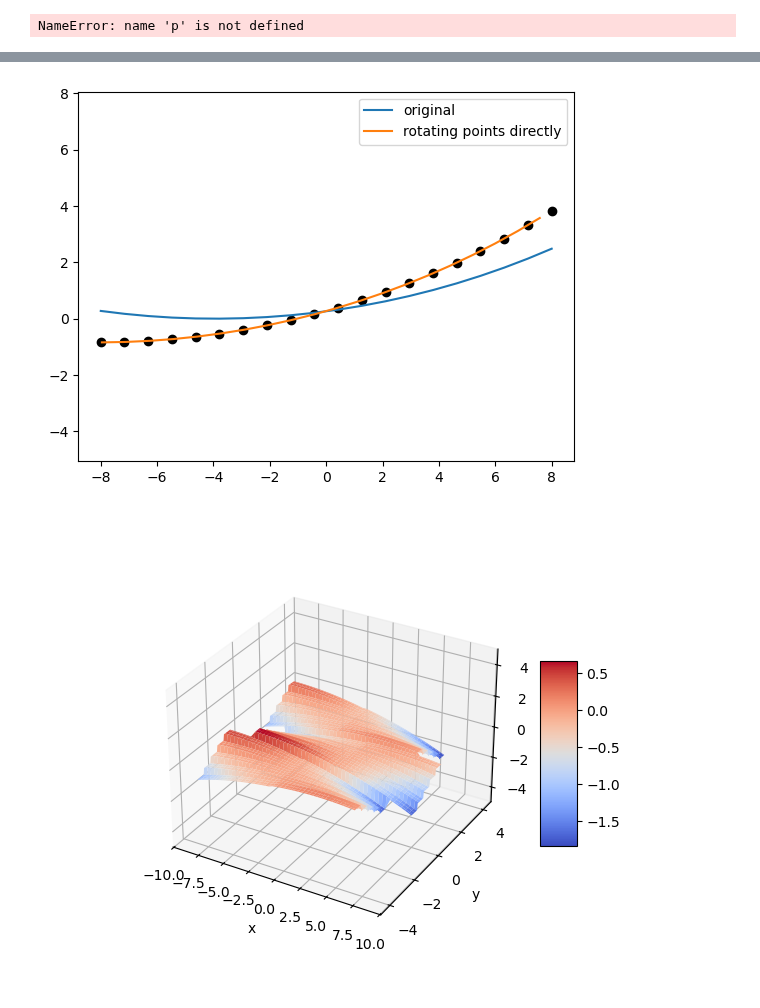
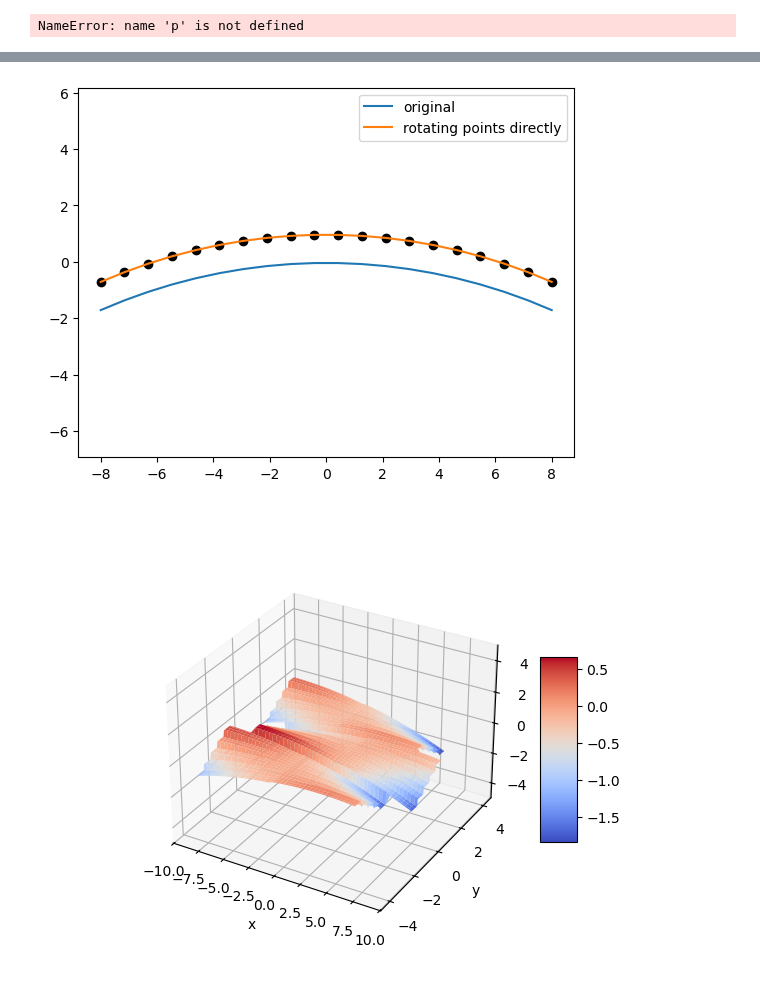
Before and after one commit to ellenle3/ifugen, a Jupyter notebook: python/surface_generator.ipynb, the cells around one changed output, grey strips where cells are left out. Cells and saved outputs as stored; diff of their text form; code cells hidden in the pictures.

```diff
--- a/python/surface_generator.ipynb
+++ b/python/surface_generator.ipynb
@@ -72,7 +72,7 @@ NameError: name 'p' is not defined
 p = ImageSlicerParams(
     custom = False,
     surface_type = 0,
-    n_each = 1,
+    n_each = 2,
     n_rows = 3,
     n_cols = 3,
     angle_mode = 0,
@@ -87,9 +87,9 @@ p = ImageSlicerParams(
     dsxy = 0,
     dsxz = 0,
     du = 0,
-    alpha_cen = 0,
-    beta_cen = 0,
-    gamma_cen = 0,
+    alpha_cen = 8,
+    beta_cen = -5,
+    gamma_cen = 3,
     zp_cen = 0,
     syx_cen = 0,
     syz_cen = 0,
@@ -98,11 +98,11 @@ p = ImageSlicerParams(
     u_cen = 0,
     dx = 10,
     dy = 4,
-    c = -1/30,
-    k = -1.2,
-    gx_width = 1,
+    c = -1/35,
+    k = 0,
+    gx_width = 0,
     gx_depth = 2,
-    gy_width = 1,
+    gy_width = 0,
     gy_depth = 1
 )
 
@@ -115,8 +115,8 @@ surf = np.zeros(len(x))
 for i,x1 in enumerate(x):
     surf[i] = make_image_slicer(x1, yt, p, custom_slice_params)
 
-xt = 5.9
-l = 0.1
+xt = 2.8
+l = -0.2
 m = 0
 n = 1
 
@@ -364,44 +389,81 @@ plt.show()
 # %%
-beta_cen= 15
-t=-8
-def conic(x,c,k,beta):
-    beta *= np.pi/180
-    x0 = np.sin(beta) / c / (1 + np.cos(beta))
+c = -1/20
+k = 0
+
+beta = 0
+alpha = 10
+gamma = 0
+zp = 1
+ytest = 3
+
+def conic(x,y,c,k,a,b):
+    b *= np.pi/180
+    a *= np.pi/180
+    x0,y0 = conic_2d_off_axis_distance(c,k,a,b)
     x += x0
-    return c*x*x / (1 + np.sqrt(1-(1+k)*c*c*x*x))
+    y += y0
+    return c*(x*x + y*y) / (1 + np.sqrt(1-(1+k)*c*c*(x*x + y*y)))
 
 N = 20
 
 # perform the rotation manually with a rotation matrix
 x1 = np.linspace(-8, 8, N)
 y1 = []
 x2 = []
 y2 = []
 #y3 = []
-trad = -t*np.pi/180
+gammarad = gamma*np.pi/180
+
+syx = 1
+syz = 1
 
 for i in range(N):
-    y1.append(conic(x1[i],c,k,beta_cen))
-    xnew = x1[i]*np.cos(trad)-y1[i]*np.sin(trad)
-    ynew = x1[i]*np.sin(trad)+y1[i]*np.cos(trad)
+    y1.append(conic(x1[i],ytest,c,k,alpha,beta))
+
+    trans = np.array(
+        [
+            [np.cos(gammarad), -np.sin(gammarad)],
+            [np.sin(gammarad), np.cos(gammarad)]
+        ]
+    )
+    xnew, ynew = np.dot(trans, [x1[i], y1[i]])
+
+
+    #xnew = x1[i]*np.cos(gammarad)-y1[i]*np.sin(gammarad)
+    #ynew = x1[i]*np.sin(gammarad)+y1[i]*np.cos(gammarad)
+
     x2.append(xnew)
-    y2.append(ynew)
+    y2.append(ynew + zp)
     #y3.append(rotated_conic(x1[i], r, k, t))
 
-y3 = conic_3d_sag(x1, 0, c, k, alpha_cen, beta_cen, t)
+pslice = SliceParams(
+    alpha,
+    beta,
+    gamma,
+    c,
+    k,
+    zp=zp,
+    syx=0,
+    syz=0,
+    sxy=0,
+    sxz=0,
+    u=0
+)
+
+y3 = conic_2d_sag(x1, ytest, pslice)
 plt.figure()
 plt.plot(x1,y1,label='original')
 plt.plot(x2,y2,label='rotating points directly')
 plt.scatter(x1,y3,c='k')
 #plt.vlines([-2,0,2], -1, 1)
 #plt.ylim(0,8)
 #plt.xlim(-8,8)
 plt.axis('equal')
 plt.legend()
 #plt.savefig("rotated_conics.png",dpi=300,facecolor="white")
 plt.show()
 # %% [output]
-[figure, old version]
+[figure, new version]
 # %%
 p = ImageSlicerParams(
     custom = 0,
```
Also changed, not shown: parts of 6 cells of this notebook, 3 other files.
